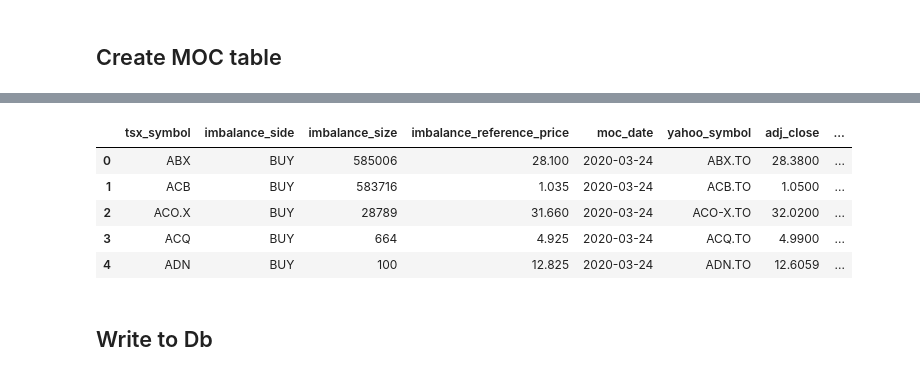
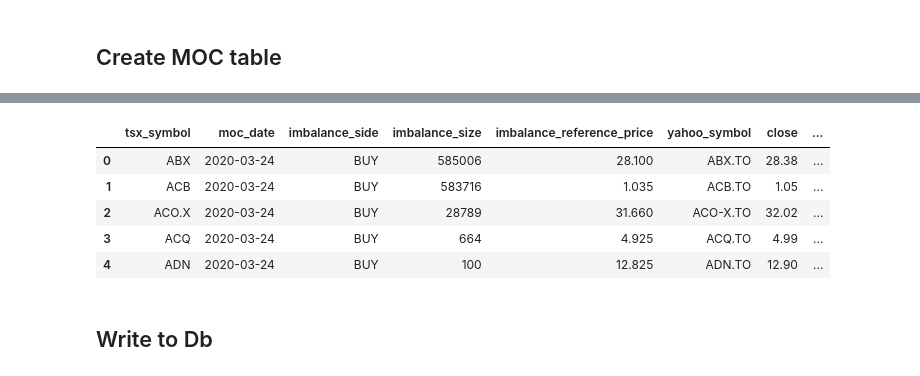
Before and after one commit to gryBox/prefect_guide, a Jupyter notebook: MOC.ipynb, the cells around one changed output, grey strips where cells are left out. Saved outputs shown, nothing was run; the diff lists cells and outputs as text; code cells hidden in the pictures.

```diff
--- a/MOC.ipynb
+++ b/MOC.ipynb
@@ -189,12 +187,12 @@ KeyError: 'return'
 # %%
-eod_price_df.head()
+moc_df.head()
 # %% [output]
-|  | tsx_symbol | imbalance_side | imbalance_size | imbalance_reference_price | moc_date | yahoo_symbol | adj_close | ... |
-| 0 | ABX | BUY | 585006 | 28.100 | 2020-03-24 | ABX.TO | 28.3800 | ... |
-| 1 | ACB | BUY | 583716 | 1.035 | 2020-03-24 | ACB.TO | 1.0500 | ... |
-| 2 | ACO.X | BUY | 28789 | 31.660 | 2020-03-24 | ACO-X.TO | 32.0200 | ... |
-| 3 | ACQ | BUY | 664 | 4.925 | 2020-03-24 | ACQ.TO | 4.9900 | ... |
-| 4 | ADN | BUY | 100 | 12.825 | 2020-03-24 | ADN.TO | 12.6059 | ... |
+|  | tsx_symbol | moc_date | imbalance_side | imbalance_size | imbalance_reference_price | yahoo_symbol | close | ... |
+| 0 | ABX | 2020-03-24 | BUY | 585006 | 28.100 | ABX.TO | 28.38 | ... |
+| 1 | ACB | 2020-03-24 | BUY | 583716 | 1.035 | ACB.TO | 1.05 | ... |
+| 2 | ACO.X | 2020-03-24 | BUY | 28789 | 31.660 | ACO-X.TO | 32.02 | ... |
+| 3 | ACQ | 2020-03-24 | BUY | 664 | 4.925 | ACQ.TO | 4.99 | ... |
+| 4 | ADN | 2020-03-24 | BUY | 100 | 12.825 | ADN.TO | 12.90 | ... |
 # %% [markdown]
 ## Write to Db
 # %%
```
Also changed, not shown: parts of 1 cell of this notebook.
